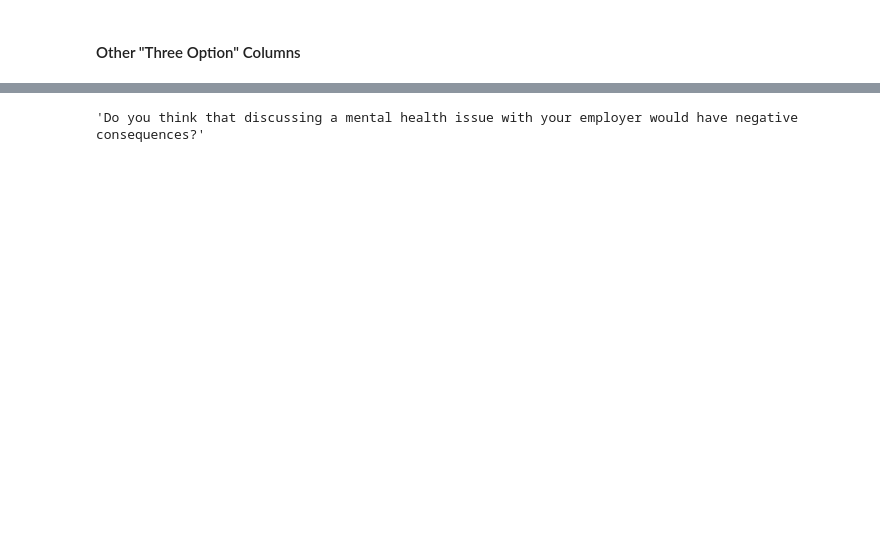
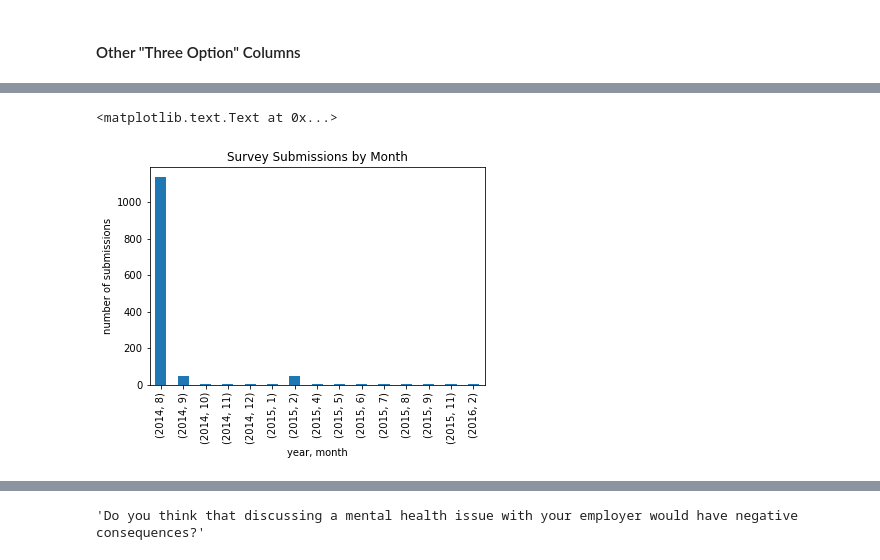
Before and after one commit to bgveenstra/ds-sf-32-brianna, a Jupyter notebook: project/mental-health-in-tech.ipynb, the cells around one changed output, grey strips where cells are left out. Drawn from its saved outputs; the diff is of its cells as text; code cells hidden in the pictures; blank space fills up the shorter version.

```diff
--- a/project/mental-health-in-tech.ipynb
+++ b/project/mental-health-in-tech.ipynb
@@ -375,0 +403,3 @@ array(['often', 'rarely', 'never', 'sometimes', nan], dtype=object)
+# %%
+df14['work_interfere'] = df14['work_interfere'].map(get_prefix)
+# df14['work_interfere'].value_counts(dropna=False)
@@ -375,0 +426,3 @@ array(['often', 'rarely', 'never', 'sometimes', nan], dtype=object)
+# %%
+df14.num_employees = df14.num_employees.map(lambda x: '1000+' if x=='More than 1000' else x)
+print df14.num_employees.unique()
@@ -391,0 +447,3 @@ df14.head(3)
+# %%
+df14.leave = df14.leave.map(get_prefix)
+print df14.leave.unique()
@@ -391,0 +474,11 @@ df14.head(3)
+# %%
+df14['timestamp'] = df14['timestamp'].map(pd.to_datetime)
+# %%
+# using family_history (which has no NaNs as a standin for total submissions)
+submit_date_counts = df14['family_history'].groupby([df14['timestamp'].dt.year, df14['timestamp'].dt.month]).count()
+p = submit_date_counts.plot(kind='bar', title='Survey Submissions by Month')
+p.set_xlabel('year, month')
+p.set_ylabel('number of submissions')
+# %% [output]
+<matplotlib.text.Text at 0x...>
+[figure, added]
```
Also changed, not shown: parts of 109 cells of this notebook.
